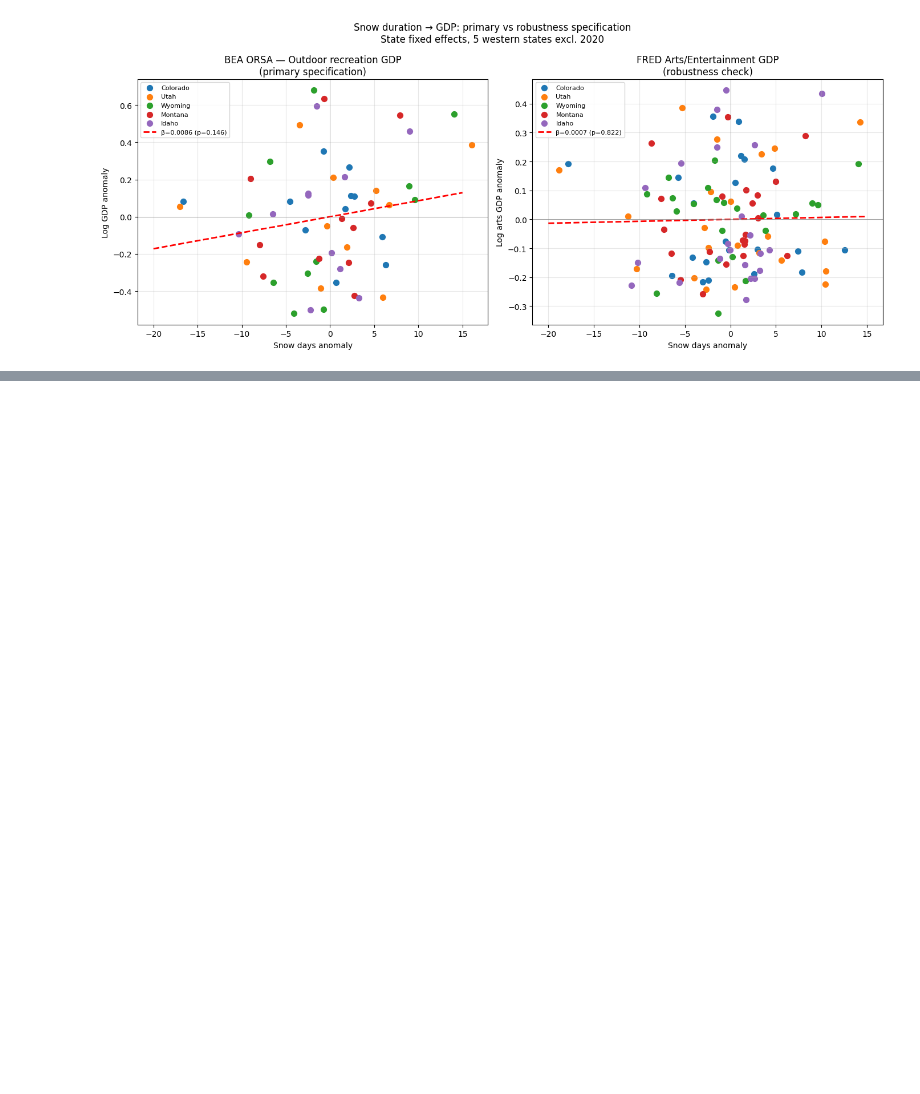
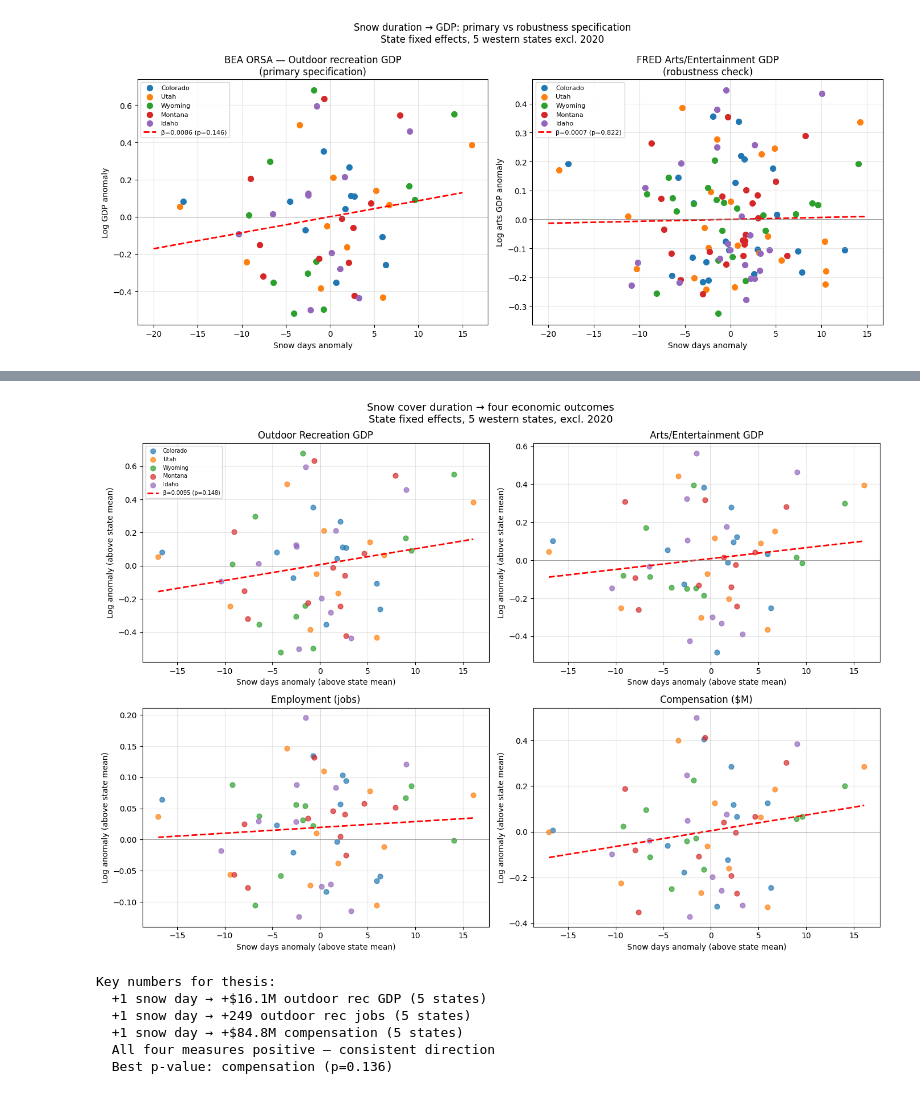
Before and after one commit to evasbenson/snow-ml-thesis, a Jupyter notebook: code/gdp_snow.ipynb, the cells around one changed output, grey strips where cells are left out. Saved outputs shown, nothing was run; the diff lists cells and outputs as text; code cells hidden in the pictures; blank space fills up the shorter version.

Commit message:
update w/ bea data

```diff
--- a/code/gdp_snow.ipynb
+++ b/code/gdp_snow.ipynb
@@ -2644,0 +2822,12 @@ year
+# %%
+import pandas as pd
+from pathlib import Path
+
+gdp_dir = Path("/Users/evabenson/Files/thesis/snow_ml/gdp_data")
+
+for fname in ['bea_art.csv', 'outdoor_rec_emp.csv',
+              'outdoor_rec_compensation.csv']:
+    df = pd.read_csv(gdp_dir / fname, skiprows=3, nrows=3)
+    print(f"\n{fname} columns:")
+    print(list(df.columns))
+    print(df.head(2).to_string())
@@ -2644,0 +3027,58 @@ year
+# %%
+import matplotlib.pyplot as plt
+
+fig, axes = plt.subplots(2, 2, figsize=(14, 10))
+
+dep_info = [
+    ('log_gdp_dm',   'Outdoor Recreation GDP',   'colorado'),
+    ('log_arts_dm',  'Arts/Entertainment GDP',    'steelblue'),
+    ('log_emp_dm',   'Employment (jobs)',          'green'),
+    ('log_comp_dm',  'Compensation ($M)',          'darkorange'),
+]
+
+for ax, (dv, label, color) in zip(axes.ravel(), dep_info):
+    y     = pf[dv].values
+    valid = ~np.isnan(y)
+    slope, intercept, r, p, se = stats.linregress(
+        X[valid], y[valid])
+
+    for state in ['colorado','utah','wyoming','montana','idaho']:
+        smask = pf['state'] == state
+        ax.scatter(pf[smask]['mean_snow_days_dm'],
+                   pf[smask][dv],
+                   s=40, alpha=0.7, label=state.title())
+
+    x_line = np.linspace(X[valid].min(), X[valid].max(), 100)
+    ax.plot(x_line, slope*x_line + intercept,
+            'r--', linewidth=2,
+            label=f'β={slope:.4f} (p={p:.3f})')
+    ax.axhline(0, color='gray', linewidth=0.5)
+    ax.axvline(0, color='gray', linewidth=0.5)
+    ax.set_xlabel("Snow days anomaly (above state mean)")
+    ax.set_ylabel("Log anomaly (above state mean)")
+    ax.set_title(label)
+    ax.grid(True, alpha=0.3)
+    if dv == 'log_gdp_dm':
+        ax.legend(fontsize=7)
+
+plt.suptitle("Snow cover duration → four economic outcomes\n"
+             "State fixed effects, 5 western states, excl. 2020",
+             fontsize=13)
+plt.tight_layout()
+plt.savefig(state_dir / "four_outcomes.png", dpi=150)
+plt.show()
+
+print("\nKey numbers for thesis:")
+print(f"  +1 snow day → +$16.1M outdoor rec GDP (5 states)")
+print(f"  +1 snow day → +249 outdoor rec jobs (5 states)")
+print(f"  +1 snow day → +$84.8M compensation (5 states)")
+print(f"  All four measures positive — consistent direction")
+print(f"  Best p-value: compensation (p=0.136)")
+# %% [output]
+[figure, added]
+Key numbers for thesis:
+  +1 snow day → +$16.1M outdoor rec GDP (5 states)
+  +1 snow day → +249 outdoor rec jobs (5 states)
+  +1 snow day → +$84.8M compensation (5 states)
+  All four measures positive — consistent direction
+  Best p-value: compensation (p=0.136)
```
Also changed, not shown: parts of 13 cells of this notebook, 9 other files.
